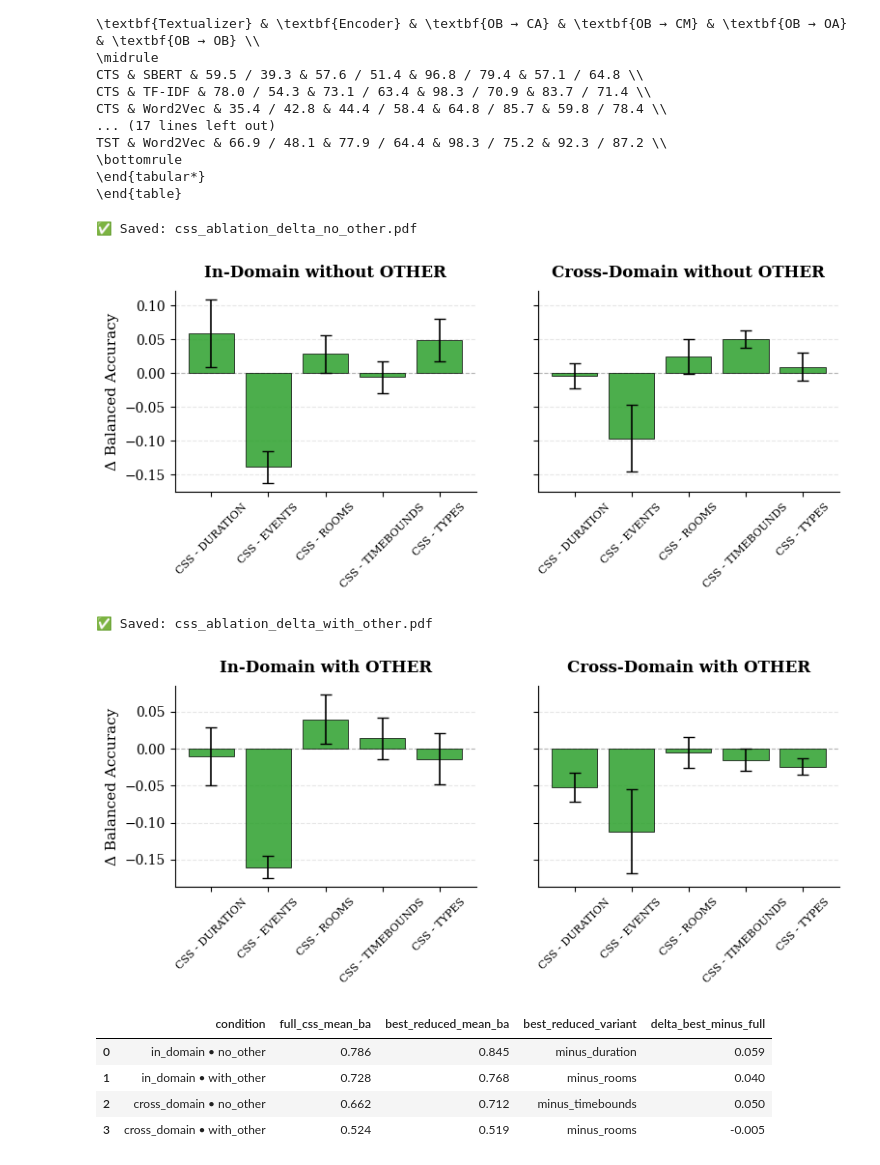
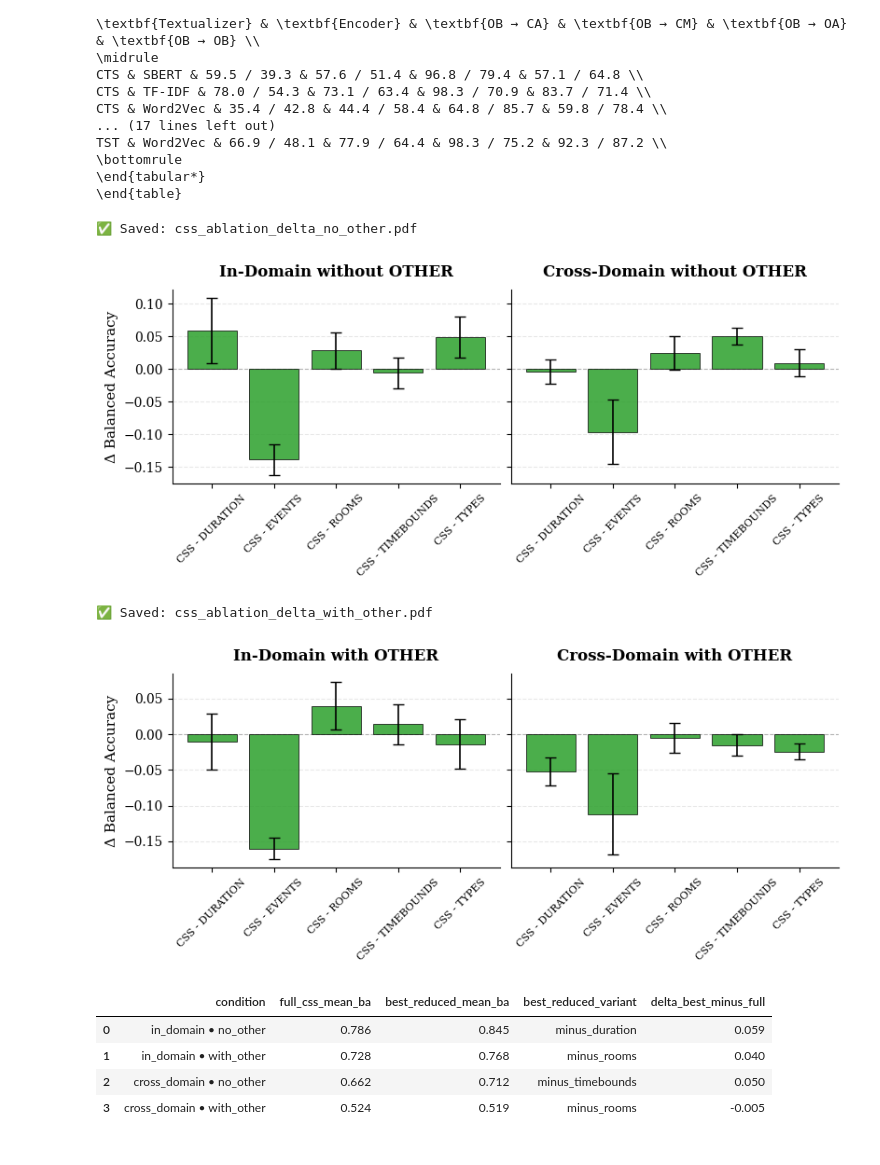
Before and after one commit to ylaxor/adl-recognition-via-text, a Jupyter notebook: scripts/paper_assets.ipynb, the cells around one changed output. Drawn from its saved outputs; the diff is of its cells as text; code cells hidden in the pictures.

```diff
--- a/scripts/paper_assets.ipynb
+++ b/scripts/paper_assets.ipynb
@@ -717,9 +730,12 @@ mpl.rcParams["ytick.labelsize"] = 10
 mpl.rcParams["legend.fontsize"] = 9
 mpl.rcParams["pdf.fonttype"] = 42
 mpl.rcParams["ps.fonttype"] = 42
+
 for tag, conds in figs.items():
-    fig, axes = plt.subplots(1, 2, figsize=(8, 3.5), sharey=True)
-    fig.subplots_adjust(wspace=8)
+    fig, axes = plt.subplots(1, 2, figsize=(8, 3.5), sharey=True, facecolor='none')
+    for ax in axes:
+        ax.set_facecolor('none')
+    fig.subplots_adjust(wspace=0.15)
     for ax, cond in zip(axes, conds):
         sub = group[group["condition"] == cond]
         piv = sub.pivot_table(
@@ -743,36 +759,36 @@ for tag, conds in figs.items():
             linewidth=0.6,
             alpha=0.85,
             capsize=4,
             error_kw={"linewidth": 1.2, "ecolor": "black"},
             zorder=2,
         )
         title_map = {
             "in_no_other": "In-Domain without OTHER",
             "cross_no_other": "Cross-Domain without OTHER",
             "in_other": "In-Domain with OTHER",
             "cross_other": "Cross-Domain with OTHER",
         }
         ax.set_title(title_map.get(cond, cond), fontweight="bold", pad=10)
         ax.set_xticks(range(len(variant_labels)))
         ax.set_xticklabels(variant_labels, rotation=45, ha="center", fontsize=8)
         if ax == axes[0]:
             ax.set_ylabel("Δ Balanced Accuracy", fontweight="normal")
         ax.spines["top"].set_visible(False)
         ax.spines["right"].set_visible(False)
         ax.spines["left"].set_linewidth(0.8)
         ax.spines["bottom"].set_linewidth(0.8)
         ax.yaxis.grid(True, linestyle="--", alpha=0.3, zorder=0)
         ax.set_axisbelow(True)
     plt.tight_layout(pad=0.5)
     output_path = outdir / f"css_ablation_delta_{tag}.pdf"
-    plt.savefig(output_path, bbox_inches="tight", transparent=True)
+    plt.savefig(output_path, bbox_inches="tight", facecolor='none', edgecolor='none')
     print(f"✅ Saved: {output_path.name}")
     plt.show()
 # %% [output]
 ✅ Saved: css_ablation_delta_no_other.pdf
-[figure, old version]
+[figure, new version]
 ✅ Saved: css_ablation_delta_with_other.pdf
-[figure, old version]
+[figure, new version]
 # %%
 df = df.rename(
     columns={
```
Also changed, not shown: parts of 1 cell of this notebook.
